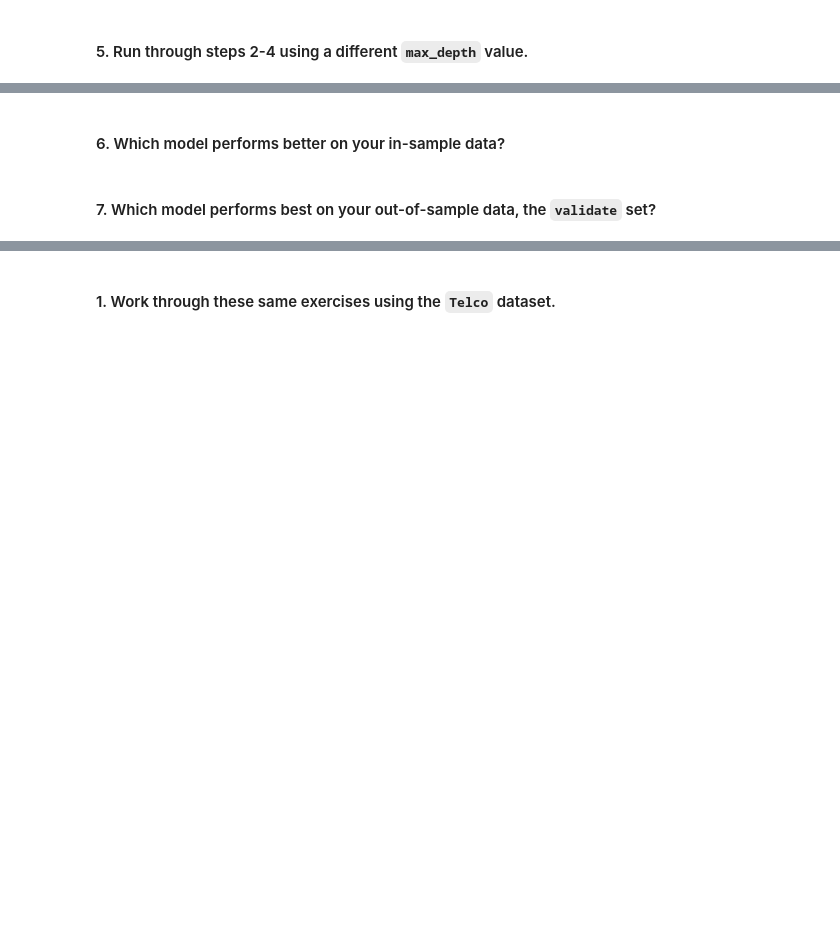
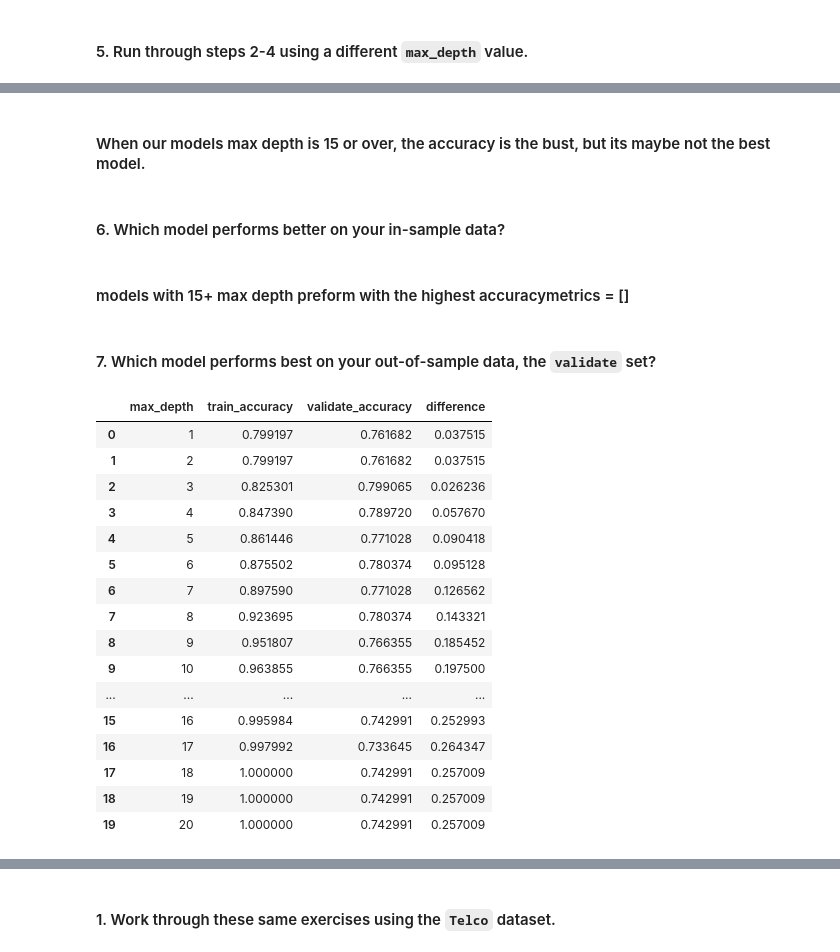
Before and after one commit to Segura-Jorge/classification-exercises, a Jupyter notebook: decision_tree.ipynb, the cells around one changed output, grey strips where cells are left out. Drawn from its saved outputs; the diff is of its cells as text; code cells hidden in the pictures; blank space fills up the shorter version.

```diff
--- a/decision_tree.ipynb
+++ b/decision_tree.ipynb
@@ -9,2 +212,20 @@
 # %% [markdown]
 #### 5. Run through steps 2-4 using a different `max_depth` value.
+# %%
+# making a loop to speed up the process of making the models.
+for i in range(1, 21):
+    # Make the model
+    trees = DecisionTreeClassifier(max_depth=i, random_state=1349)
+
+    # Fit the model (on train and only train)
+    trees = trees.fit(X_train, y_train)
+
+    # Use the model
+    # We'll evaluate the model's performance on train, first
+    y_predictions = trees.predict(X_train)
+
+    # Produce the classification report on the actual y values and this model's predicted y values
+    report = classification_report(y_train, y_predictions, output_dict=True)
+    print(f"Tree with max depth of {i}")
+    print(pd.DataFrame(report))
+    print()
@@ -11,4 +250,53 @@
+# %% [markdown]
+#### When our models max depth is 15 or over, the accuracy is the bust, but its maybe not the best model.
 # %% [markdown]
 #### 6. Which model performs better on your in-sample data?
+# %% [markdown]
+#### models with 15+ max depth preform with the highest accuracymetrics = []
 # %% [markdown]
 #### 7. Which model performs best on your out-of-sample data, the `validate` set?
+# %%
+metrics = []
+
+for i in range(1, 21):
+    # Make the model
+    tree = DecisionTreeClassifier(max_depth=i, random_state=123)
+
+    # Fit the model (on train and only train)
+    tree = tree.fit(X_train, y_train)
+
+    # Use the model
+    # We'll evaluate the model's performance on train, first
+    in_sample_accuracy = tree.score(X_train, y_train)
+
+    out_of_sample_accuracy = tree.score(X_val, y_val)
+
+    output = {
+        "max_depth": i,
+        "train_accuracy": in_sample_accuracy,
+        "validate_accuracy": out_of_sample_accuracy
+    }
+
+    metrics.append(output)
+
+df = pd.DataFrame(metrics)
+df["difference"] = df.train_accuracy - df.validate_accuracy
+df
+# %% [output]
+|  | max_depth | train_accuracy | validate_accuracy | difference |
+| 0 | 1 | 0.799197 | 0.761682 | 0.037515 |
+| 1 | 2 | 0.799197 | 0.761682 | 0.037515 |
+| 2 | 3 | 0.825301 | 0.799065 | 0.026236 |
+| 3 | 4 | 0.847390 | 0.789720 | 0.057670 |
+| 4 | 5 | 0.861446 | 0.771028 | 0.090418 |
+| 5 | 6 | 0.875502 | 0.780374 | 0.095128 |
+| 6 | 7 | 0.897590 | 0.771028 | 0.126562 |
+| 7 | 8 | 0.923695 | 0.780374 | 0.143321 |
+| 8 | 9 | 0.951807 | 0.766355 | 0.185452 |
+| 9 | 10 | 0.963855 | 0.766355 | 0.197500 |
+| ... | ... | ... | ... | ... |
+| 15 | 16 | 0.995984 | 0.742991 | 0.252993 |
+| 16 | 17 | 0.997992 | 0.733645 | 0.264347 |
+| 17 | 18 | 1.000000 | 0.742991 | 0.257009 |
+| 18 | 19 | 1.000000 | 0.742991 | 0.257009 |
+| 19 | 20 | 1.000000 | 0.742991 | 0.257009 |
```
Also changed, not shown: parts of 31 cells of this notebook, 4 other files.
